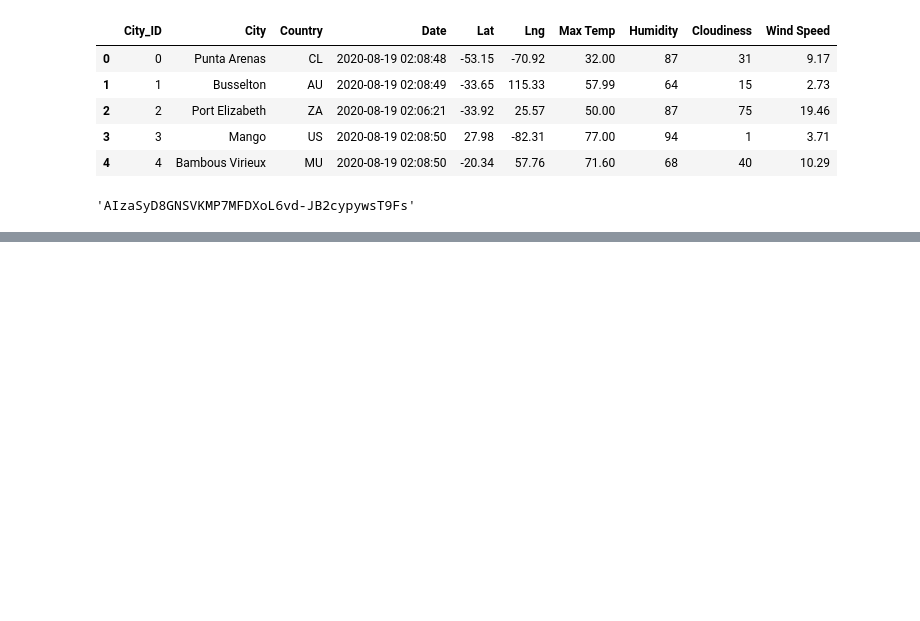
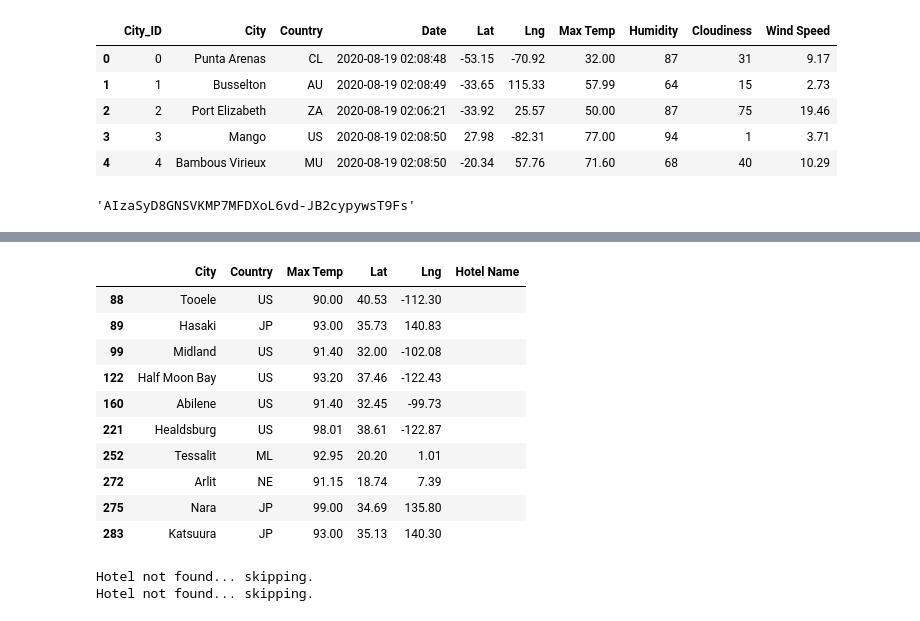
Before and after one commit to gacuchac/World_Weather_Analysis, a Jupyter notebook: WeatherPy.ipynb, the cells around one changed output, grey strips where cells are left out. Saved outputs shown, nothing was run; the diff lists cells and outputs as text; code cells hidden in the pictures; blank space fills up the shorter version.

Commit message:
Heatmaps Hotels and info

```diff
--- a/WeatherPy.ipynb
+++ b/WeatherPy.ipynb
@@ -339,0 +402,17 @@ fig
+# %%
+# Create DataFrame called hotel_df to store hotel names along with city, country, max temp, and coordinates.
+hotel_df = preferred_cities_df[["City", "Country", "Max Temp", "Lat", "Lng"]].copy()
+hotel_df["Hotel Name"] = ""
+hotel_df.head(10)
+# %% [output]
+|  | City | Country | Max Temp | Lat | Lng | Hotel Name |
+| 88 | Tooele | US | 90.00 | 40.53 | -112.30 |  |
+| 89 | Hasaki | JP | 93.00 | 35.73 | 140.83 |  |
+| 99 | Midland | US | 91.40 | 32.00 | -102.08 |  |
+| 122 | Half Moon Bay | US | 93.20 | 37.46 | -122.43 |  |
+| 160 | Abilene | US | 91.40 | 32.45 | -99.73 |  |
+| 221 | Healdsburg | US | 98.01 | 38.61 | -122.87 |  |
+| 252 | Tessalit | ML | 92.95 | 20.20 | 1.01 |  |
+| 272 | Arlit | NE | 91.15 | 18.74 | 7.39 |  |
+| 275 | Nara | JP | 99.00 | 34.69 | 135.80 |  |
+| 283 | Katsuura | JP | 93.00 | 35.13 | 140.30 |  |
@@ -339,0 +430,22 @@ fig
+# %%
+# Iterate through the DataFrame.
+for index, row in hotel_df.iterrows():
+    # Get the latitude and longitude.
+    lat = row["Lat"]
+    lng = row["Lng"]
+
+    # Add the latitude and longitude to location key for the params dictionary.
+    params["location"] = f"{lat},{lng}"
+
+    # Use the search term: "lodging" and our latitude and longitude.
+    base_url = "https://maps.googleapis.com/maps/api/place/nearbysearch/json"
+    # Make request and get the JSON data from the search.
+    hotels = requests.get(base_url, params=params).json()
+    # Grab the first hotel from the results and store the name.
+    try:
+      hotel_df.loc[index, "Hotel Name"] = hotels["results"][0]["name"]
+    except (IndexError):
+      print("Hotel not found... skipping.")
+# %% [output]
+Hotel not found... skipping.
+Hotel not found... skipping.
```
Also changed, not shown: parts of 8 cells of this notebook.
